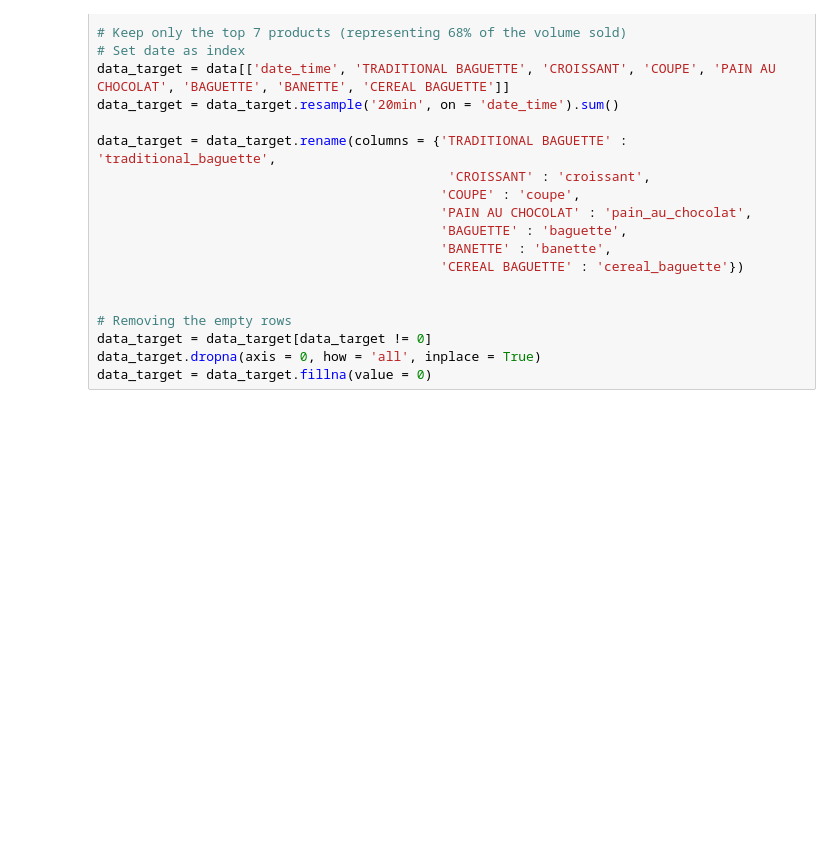
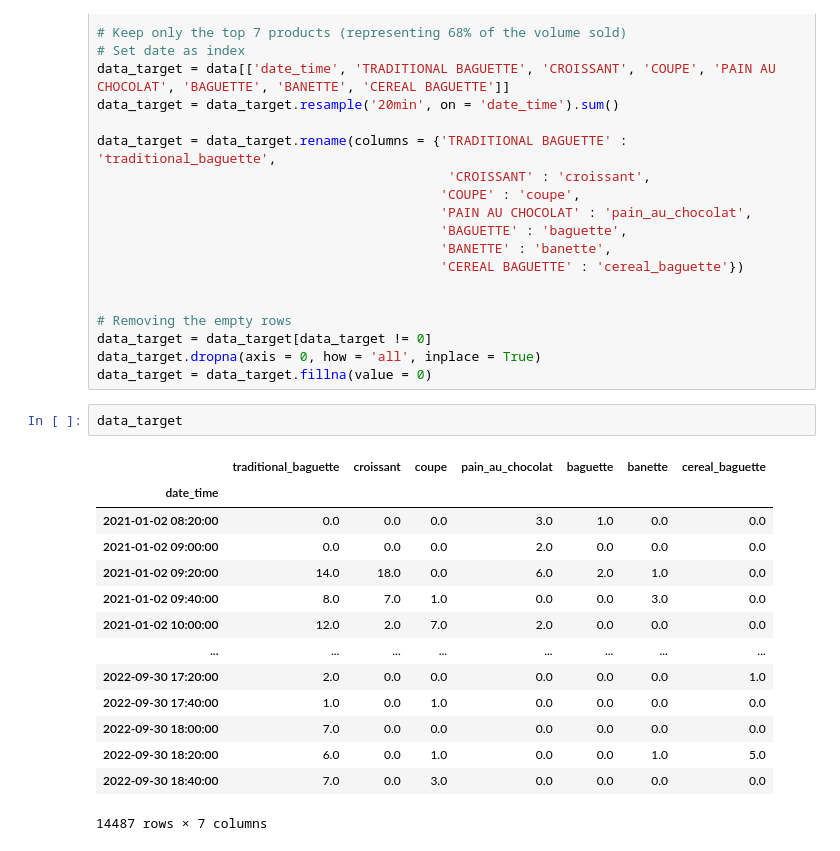
Before and after one commit to Alex5xelA/Bakery_sales_forecast, a Jupyter notebook: notebooks/final_merged_dataset.ipynb, the cells around one changed output. Cells and saved outputs as stored; diff of their text form; blank space fills up the shorter version.

```diff
--- a/notebooks/final_merged_dataset.ipynb
+++ b/notebooks/final_merged_dataset.ipynb
@@ -40,4 +40,21 @@ data_target = data_target.rename(columns = {'TRADITIONAL BAGUETTE' : 'traditiona
 data_target = data_target[data_target != 0]
 data_target.dropna(axis = 0, how = 'all', inplace = True)
 data_target = data_target.fillna(value = 0)
+# %%
+data_target
+# %% [output]
+|  | traditional_baguette | croissant | coupe | pain_au_chocolat | baguette | banette | cereal_baguette |
+| date_time |  |  |  |  |  |  |  |
+| 2021-01-02 08:20:00 | 0.0 | 0.0 | 0.0 | 3.0 | 1.0 | 0.0 | 0.0 |
+| 2021-01-02 09:00:00 | 0.0 | 0.0 | 0.0 | 2.0 | 0.0 | 0.0 | 0.0 |
+| 2021-01-02 09:20:00 | 14.0 | 18.0 | 0.0 | 6.0 | 2.0 | 1.0 | 0.0 |
+| 2021-01-02 09:40:00 | 8.0 | 7.0 | 1.0 | 0.0 | 0.0 | 3.0 | 0.0 |
+| 2021-01-02 10:00:00 | 12.0 | 2.0 | 7.0 | 2.0 | 0.0 | 0.0 | 0.0 |
+| ... | ... | ... | ... | ... | ... | ... | ... |
+| 2022-09-30 17:20:00 | 2.0 | 0.0 | 0.0 | 0.0 | 0.0 | 0.0 | 1.0 |
+| 2022-09-30 17:40:00 | 1.0 | 0.0 | 1.0 | 0.0 | 0.0 | 0.0 | 0.0 |
+| 2022-09-30 18:00:00 | 7.0 | 0.0 | 0.0 | 0.0 | 0.0 | 0.0 | 0.0 |
+| 2022-09-30 18:20:00 | 6.0 | 0.0 | 1.0 | 0.0 | 0.0 | 1.0 | 5.0 |
+| 2022-09-30 18:40:00 | 7.0 | 0.0 | 3.0 | 0.0 | 0.0 | 0.0 | 0.0 |
+14487 rows × 7 columns
 # %%
```
Also changed, not shown: parts of 6 cells of this notebook.
